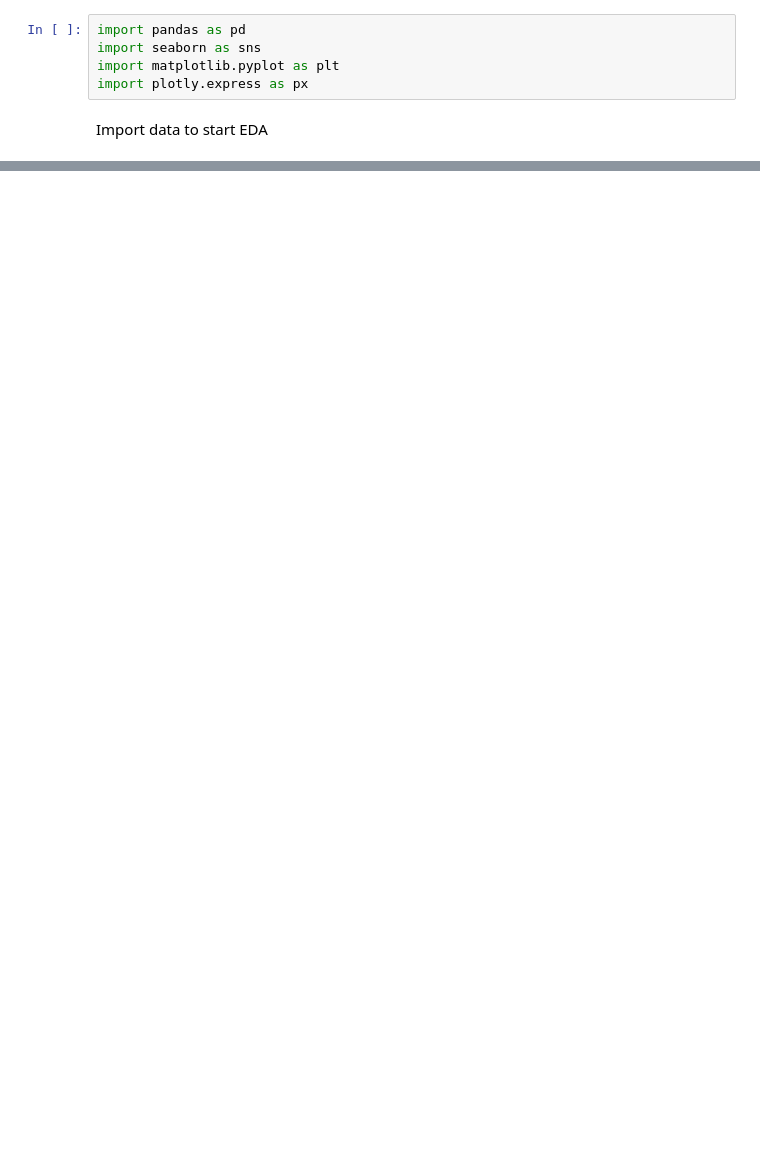
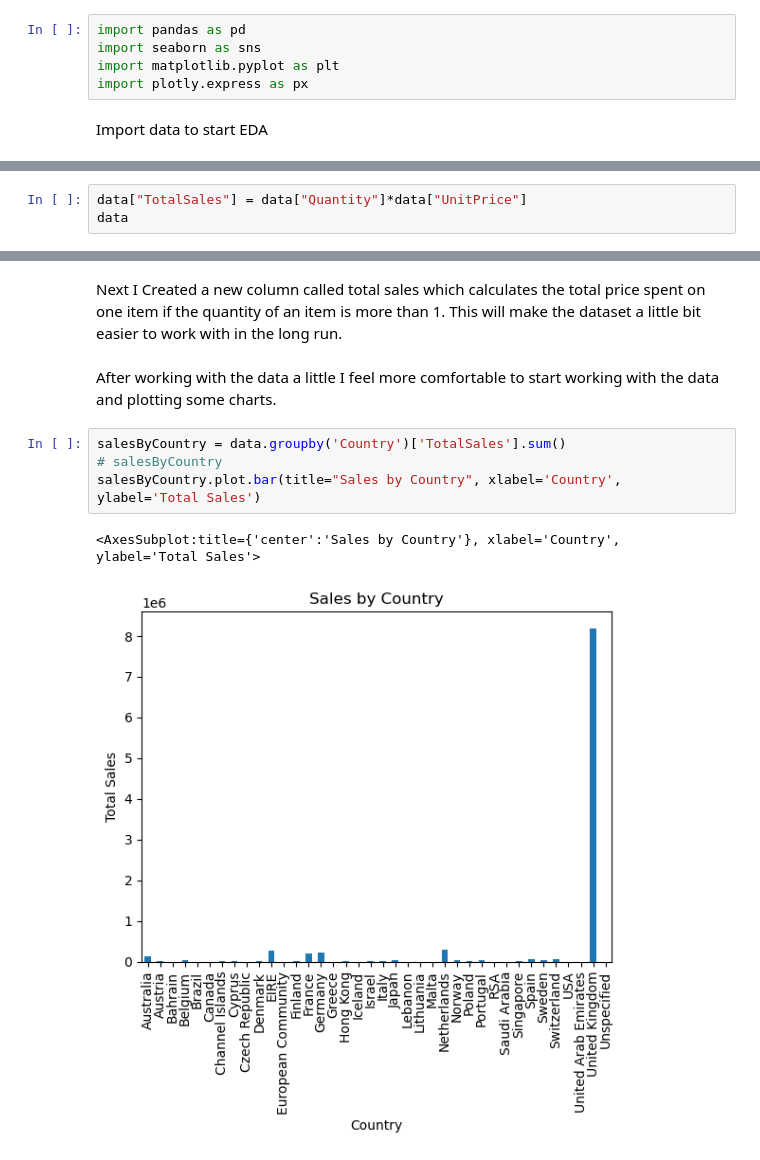
Before and after one commit to ubco-W2022T1-cosc301/project-group31, a Jupyter notebook: notebooks/analysis3.ipynb, the cells around one changed output, grey strips where cells are left out. Cells and saved outputs as stored; diff of their text form; blank space fills up the shorter version.

```diff
--- a/notebooks/analysis3.ipynb
+++ b/notebooks/analysis3.ipynb
@@ -127,0 +51,3 @@ When printing out the charts to help visualize the data it became apparent that
+# %%
+data["TotalSales"] = data["Quantity"]*data["UnitPrice"]
+data
@@ -127,0 +68,11 @@ When printing out the charts to help visualize the data it became apparent that
+# %% [markdown]
+Next I Created a new column called total sales which calculates the total price spent on one item if the quantity of an item is more than 1. This will make the dataset a little bit easier to work with in the long run.
+# %% [markdown]
+After working with the data a little I feel more comfortable to start working with the data and plotting some charts.
+# %%
+salesByCountry = data.groupby('Country')['TotalSales'].sum()
+# salesByCountry
+salesByCountry.plot.bar(title="Sales by Country", xlabel='Country', ylabel='Total Sales')
+# %% [output]
+<AxesSubplot:title={'center':'Sales by Country'}, xlabel='Country', ylabel='Total Sales'>
+[figure, added]
```
Also changed, not shown: parts of 37 cells of this notebook, 3 other files.
